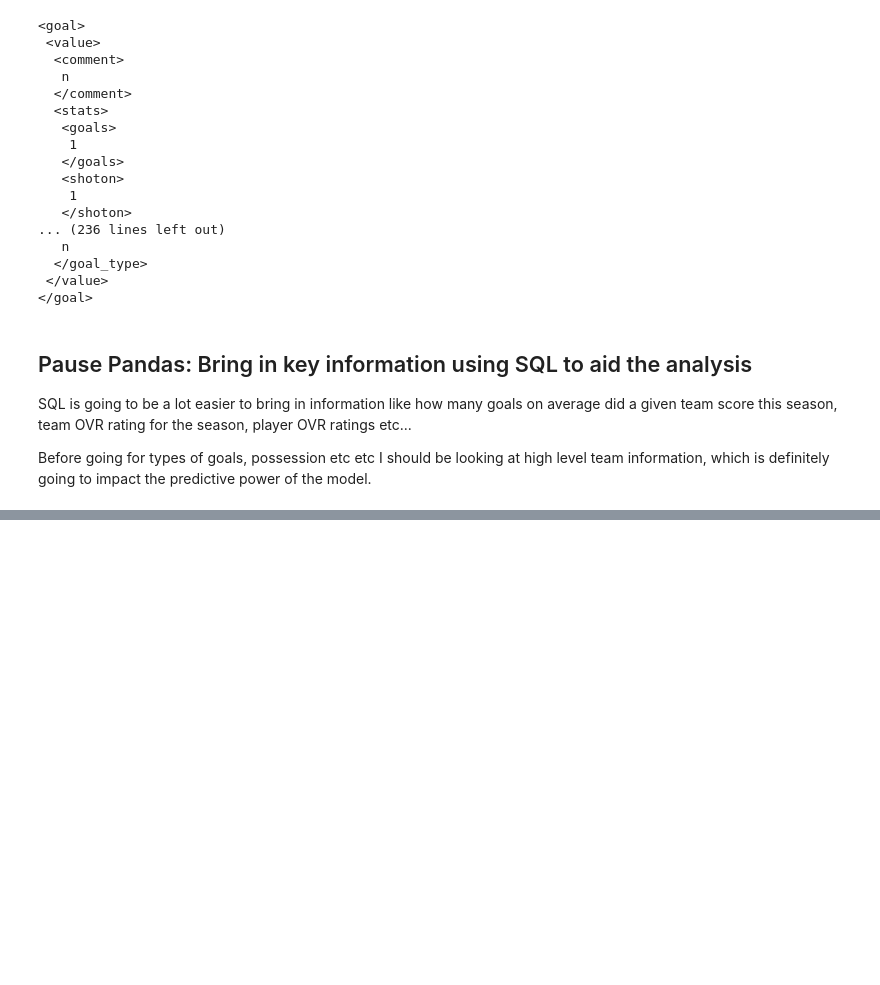
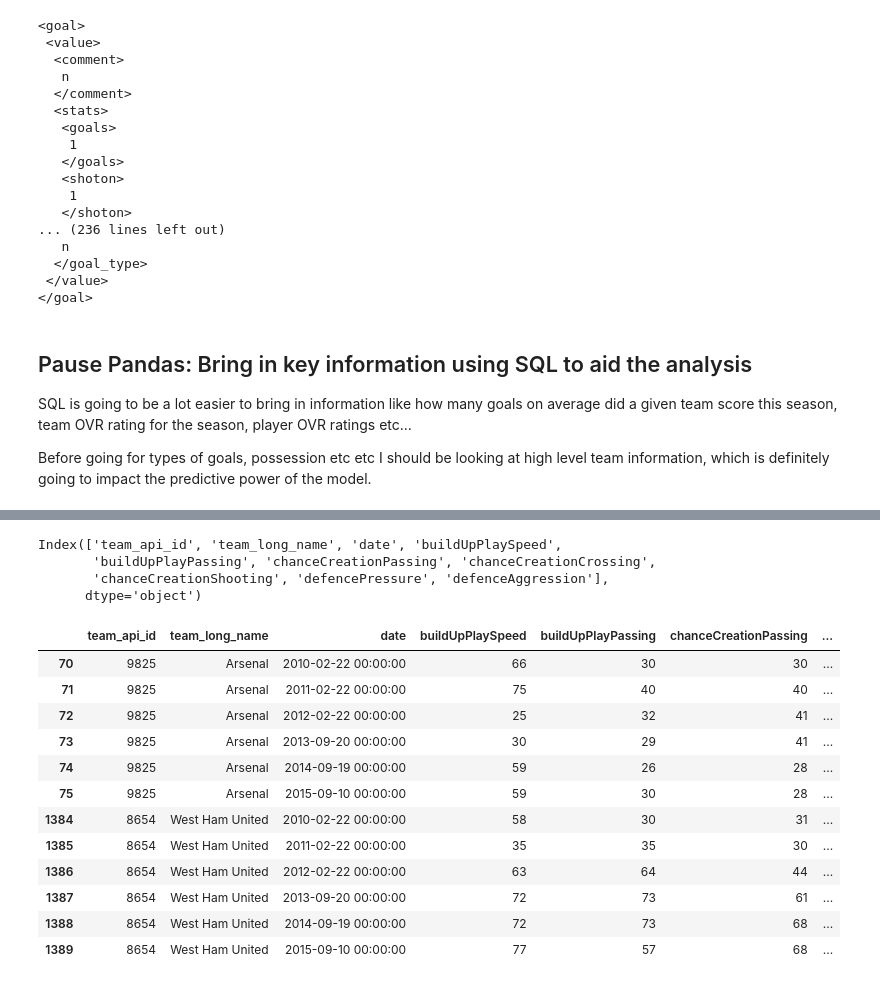
Before and after one commit to tjjdoherty/football-project-mvp, a Jupyter notebook: eda.ipynb, the cells around one changed output, grey strips where cells are left out. Drawn from its saved outputs; the diff is of its cells as text; code cells hidden in the pictures; blank space fills up the shorter version.

```diff
--- a/eda.ipynb
+++ b/eda.ipynb
@@ -393,0 +414,24 @@ Before going for types of goals, possession etc etc I should be looking at high
+# %%
+# import the database file
+with sqlite3.connect('/Users/thomasdoherty/Desktop/football-project/football-data/database.sqlite') as conn:
+    # countries = pd.read_sql_query("SELECT England FROM Country", conn) # we don't need it for now, other than country id 1729
+
+    matches = pd.read_sql_query("SELECT * FROM Match WHERE country_id IS 1729", conn)
+
+    # leagues = pd.read_sql_query("SELECT * FROM League", conn) - we don't need this right now
+
+    team = pd.read_sql_query("SELECT * FROM Team", conn)
+
+    team_attr = pd.read_sql_query("""
+                                  SELECT Team.team_api_id, team_long_name, date, buildUpPlaySpeed, buildUpPlayPassing, chanceCreationPassing, chanceCreationCrossing, chanceCreationShooting, defencePressure, defenceAggression
+                                  FROM Team_Attributes
+                                  INNER JOIN Team ON Team.team_api_id = Team_Attributes.team_api_id
+                                  """, conn)
+
+    player_attr = pd.read_sql_query("""
+                                    SELECT Player.player_api_id, player_name, date, overall_rating
+                                    FROM Player_Attributes
+                                    INNER JOIN Player ON Player.player_api_id = Player_Attributes.player_api_id
+                                    """, conn)
+
+    player = pd.read_sql_query("SELECT * FROM Player", conn)
@@ -393,0 +508,24 @@ Before going for types of goals, possession etc etc I should be looking at high
+# %%
+team_attr.columns
+# %% [output]
+Index(['team_api_id', 'team_long_name', 'date', 'buildUpPlaySpeed',
+       'buildUpPlayPassing', 'chanceCreationPassing', 'chanceCreationCrossing',
+       'chanceCreationShooting', 'defencePressure', 'defenceAggression'],
+      dtype='object')
+# %%
+# spot check a team to see how this changes - West Ham United and Arsenal
+team_attr[team_attr['team_long_name'].isin(['West Ham United', 'Arsenal'])]
+# %% [output]
+|  | team_api_id | team_long_name | date | buildUpPlaySpeed | buildUpPlayPassing | chanceCreationPassing | ... |
+| 70 | 9825 | Arsenal | 2010-02-22 00:00:00 | 66 | 30 | 30 | ... |
+| 71 | 9825 | Arsenal | 2011-02-22 00:00:00 | 75 | 40 | 40 | ... |
+| 72 | 9825 | Arsenal | 2012-02-22 00:00:00 | 25 | 32 | 41 | ... |
+| 73 | 9825 | Arsenal | 2013-09-20 00:00:00 | 30 | 29 | 41 | ... |
+| 74 | 9825 | Arsenal | 2014-09-19 00:00:00 | 59 | 26 | 28 | ... |
+| 75 | 9825 | Arsenal | 2015-09-10 00:00:00 | 59 | 30 | 28 | ... |
+| 1384 | 8654 | West Ham United | 2010-02-22 00:00:00 | 58 | 30 | 31 | ... |
+| 1385 | 8654 | West Ham United | 2011-02-22 00:00:00 | 35 | 35 | 30 | ... |
+| 1386 | 8654 | West Ham United | 2012-02-22 00:00:00 | 63 | 64 | 44 | ... |
+| 1387 | 8654 | West Ham United | 2013-09-20 00:00:00 | 72 | 73 | 61 | ... |
+| 1388 | 8654 | West Ham United | 2014-09-19 00:00:00 | 72 | 73 | 68 | ... |
+| 1389 | 8654 | West Ham United | 2015-09-10 00:00:00 | 77 | 57 | 68 | ... |
```
Also changed, not shown: parts of 20 cells of this notebook.
